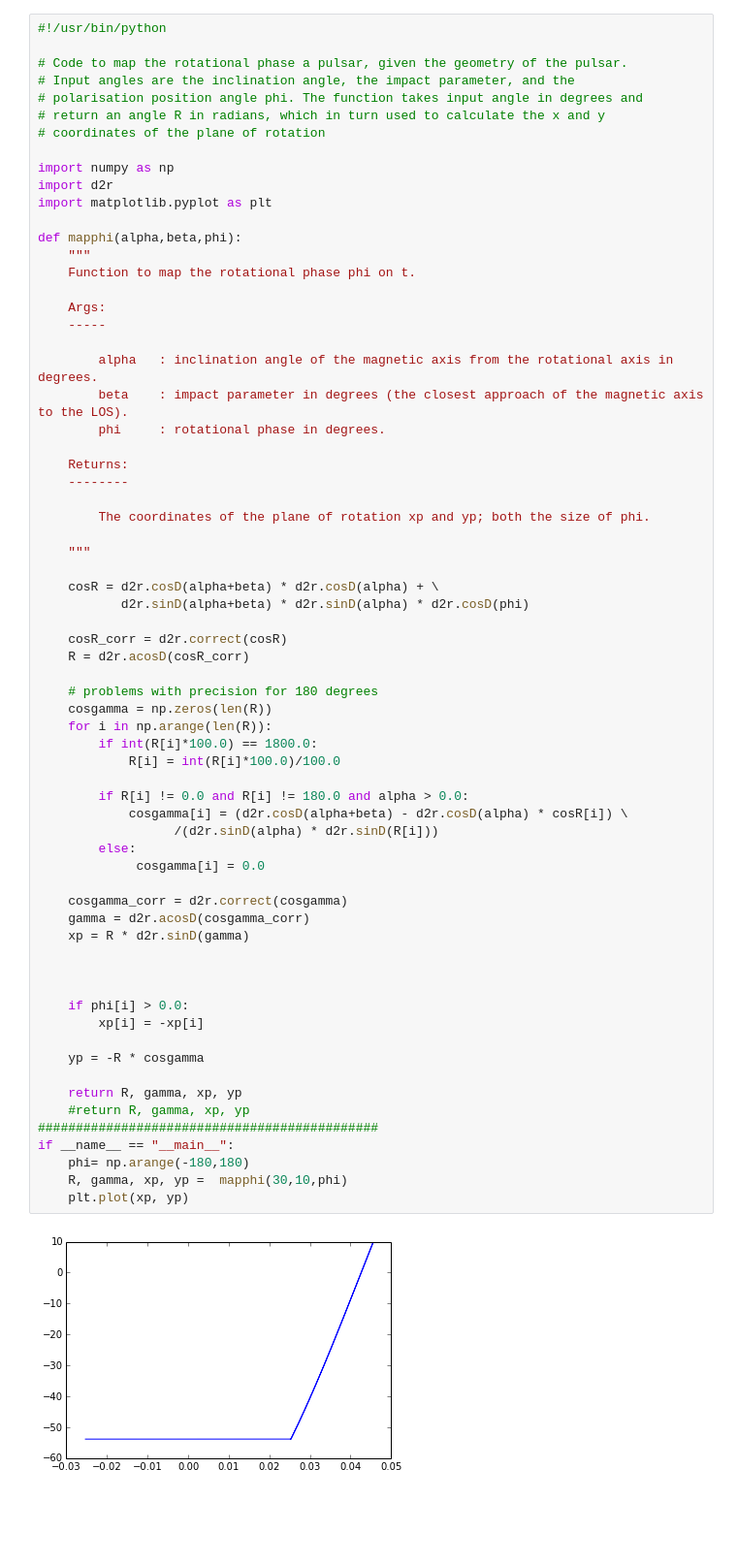
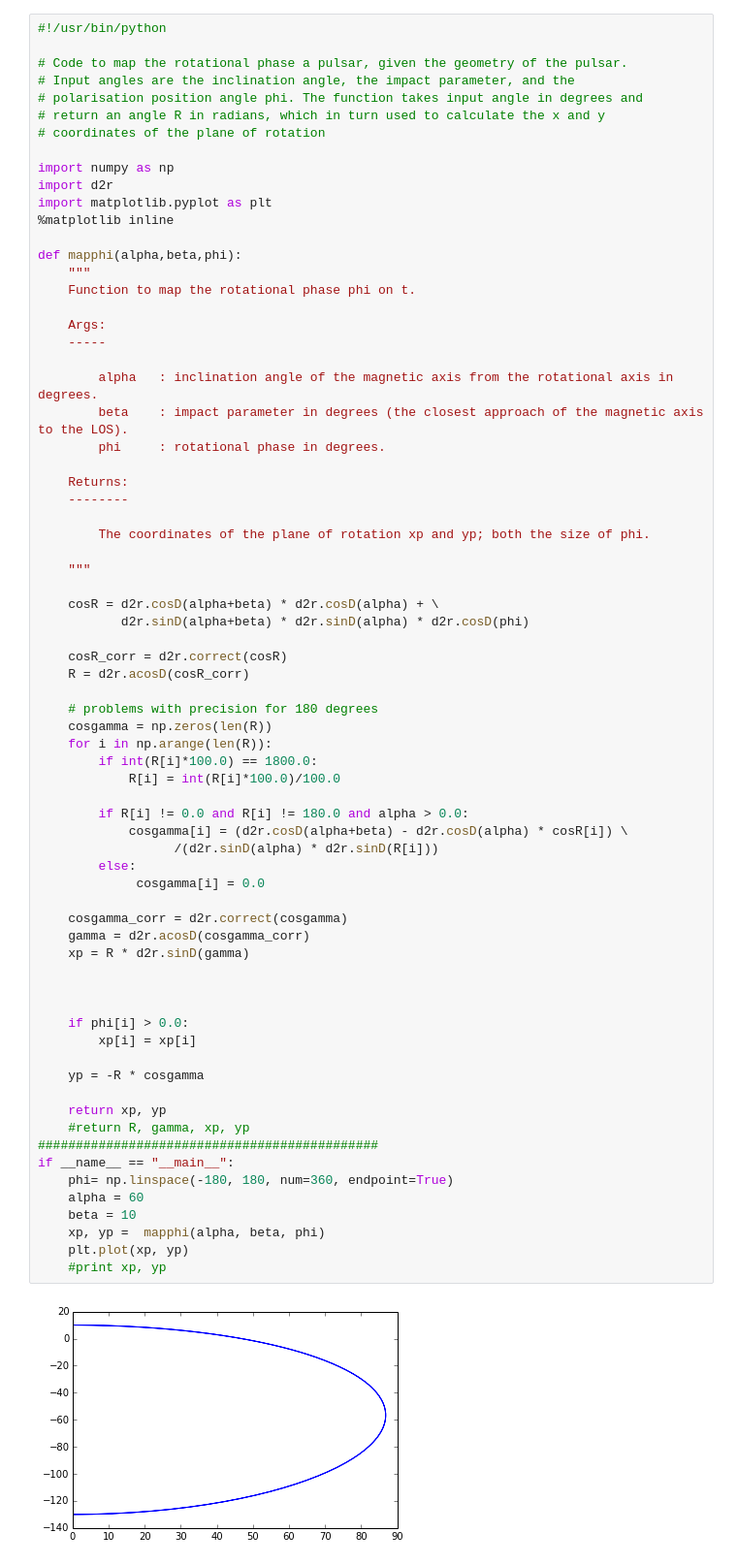
Before and after one commit to Isabella-Dineo/beam_py, a Jupyter notebook: mapphi1.ipynb, the cells around one changed output. Shown at 97% size. Drawn from its saved outputs; the diff is of its cells as text; blank space fills up the shorter version.

```diff
--- a/mapphi1.ipynb
+++ b/mapphi1.ipynb
@@ -10,6 +10,7 @@
 import numpy as np
 import d2r
 import matplotlib.pyplot as plt
+%matplotlib inline
 
 def mapphi(alpha,beta,phi):
     """
@@ -35,35 +36,38 @@ def mapphi(alpha,beta,phi):
     cosR_corr = d2r.correct(cosR)
     R = d2r.acosD(cosR_corr)
 
     # problems with precision for 180 degrees
     cosgamma = np.zeros(len(R))
     for i in np.arange(len(R)):
         if int(R[i]*100.0) == 1800.0:
             R[i] = int(R[i]*100.0)/100.0
 
         if R[i] != 0.0 and R[i] != 180.0 and alpha > 0.0:
             cosgamma[i] = (d2r.cosD(alpha+beta) - d2r.cosD(alpha) * cosR[i]) \
                   /(d2r.sinD(alpha) * d2r.sinD(R[i]))
         else:
              cosgamma[i] = 0.0
 
     cosgamma_corr = d2r.correct(cosgamma)
     gamma = d2r.acosD(cosgamma_corr)
     xp = R * d2r.sinD(gamma)
 
 
 
     if phi[i] > 0.0:
-        xp[i] = -xp[i]
+        xp[i] = xp[i]
 
     yp = -R * cosgamma
 
-    return R, gamma, xp, yp
+    return xp, yp
     #return R, gamma, xp, yp
 #############################################
 if __name__ == "__main__":
-    phi= np.arange(-180,180)
-    R, gamma, xp, yp =  mapphi(30,10,phi)
+    phi= np.linspace(-180, 180, num=360, endpoint=True)
+    alpha = 60
+    beta = 10
+    xp, yp =  mapphi(alpha, beta, phi)
     plt.plot(xp, yp)
+    #print xp, yp
 # %% [output]
-[figure, old version]
+[figure, new version]
```
Also changed, not shown: parts of 1 cell of this notebook, 3 other files.
